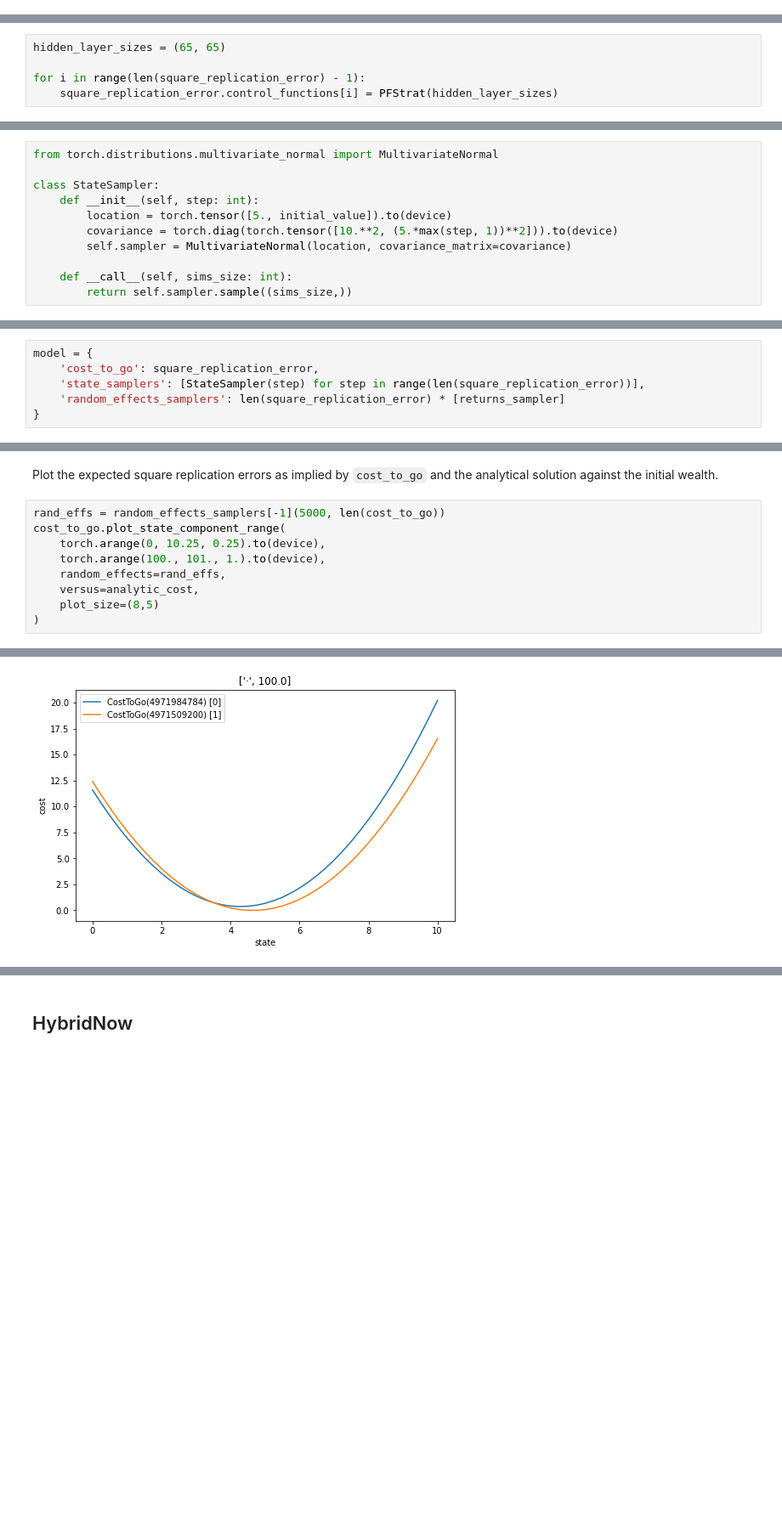
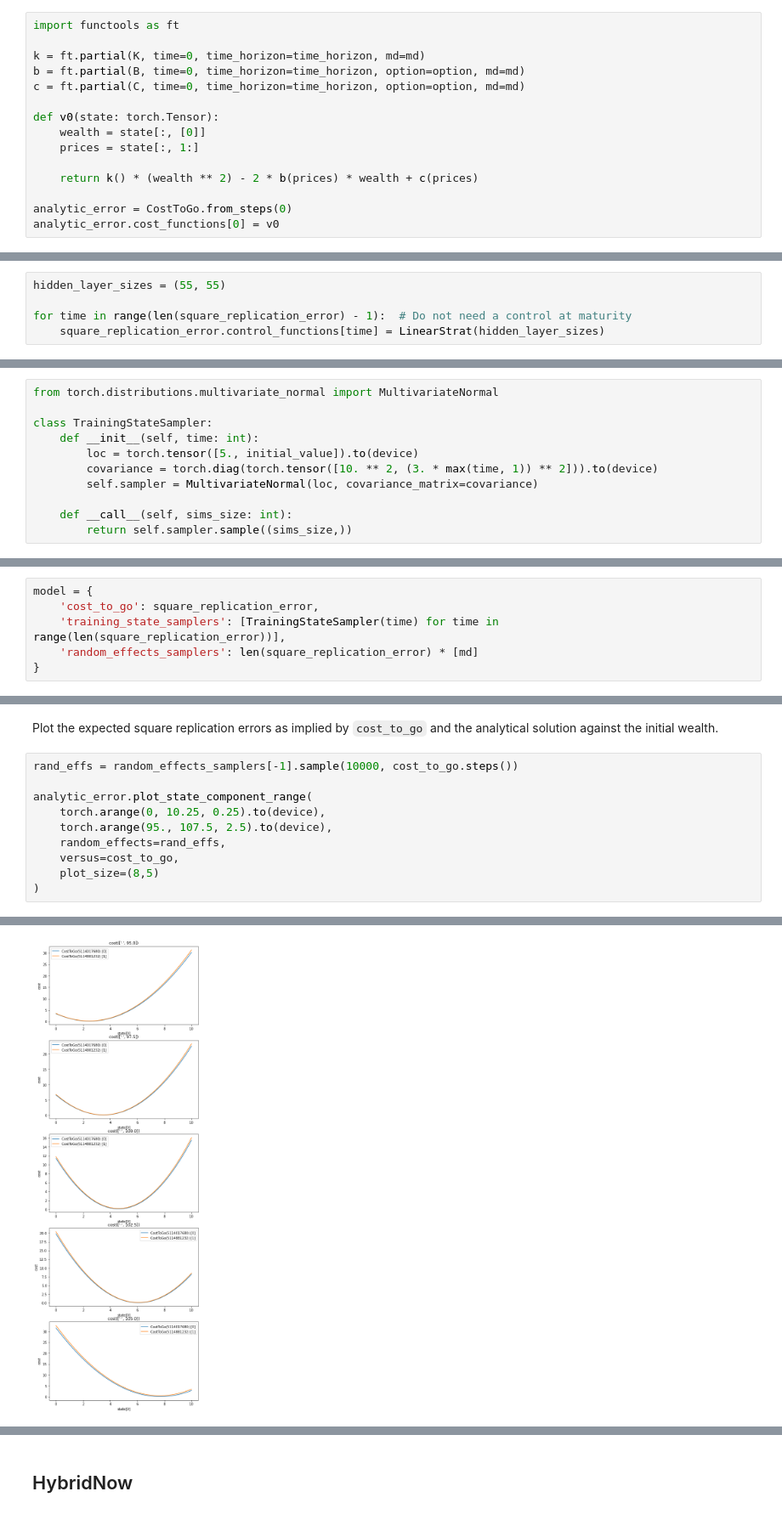
Before and after one commit to rbosh/ml-adp, a Jupyter notebook: doc/examples/option_hedging.ipynb, the cells around one changed output, grey strips where cells are left out. Shown at 85% size. Cells and saved outputs as stored; diff of their text form; blank space fills up the shorter version.

Commit message:
Update Option Hedging Example

```diff
--- a/doc/examples/option_hedging.ipynb
+++ b/doc/examples/option_hedging.ipynb
@@ -127,0 +250,15 @@ tensor([[0.]])
+# %%
+import functools as ft
+
+k = ft.partial(K, time=0, time_horizon=time_horizon, md=md)
+b = ft.partial(B, time=0, time_horizon=time_horizon, option=option, md=md)
+c = ft.partial(C, time=0, time_horizon=time_horizon, option=option, md=md)
+
+def v0(state: torch.Tensor):
+    wealth = state[:, [0]]
+    prices = state[:, 1:]
+
+    return k() * (wealth ** 2) - 2 * b(prices) * wealth + c(prices)
+
+analytic_error = CostToGo.from_steps(0)
+analytic_error.cost_functions[0] = v0
@@ -159,8 +318,8 @@ A configuration of two hidden layers with $35$ neurons each has been identified
 # %%
-hidden_layer_sizes = (65, 65)
+hidden_layer_sizes = (55, 55)
 
-for i in range(len(square_replication_error) - 1):
-    square_replication_error.control_functions[i] = PFStrat(hidden_layer_sizes)
+for time in range(len(square_replication_error) - 1):  # Do not need a control at maturity
+    square_replication_error.control_functions[time] = LinearStrat(hidden_layer_sizes)
 # %% [markdown]
 Inspect ``square_replication_error`` and sanity-check its representation:
 # %%
@@ -184,11 +344,11 @@ For the training distributions, the domain expert defaults to a normal distribut
 # %%
 from torch.distributions.multivariate_normal import MultivariateNormal
 
-class StateSampler:
-    def __init__(self, step: int):
-        location = torch.tensor([5., initial_value]).to(device)
-        covariance = torch.diag(torch.tensor([10.**2, (5.*max(step, 1))**2])).to(device)
-        self.sampler = MultivariateNormal(location, covariance_matrix=covariance)
+class TrainingStateSampler:
+    def __init__(self, time: int):
+        loc = torch.tensor([5., initial_value]).to(device)
+        covariance = torch.diag(torch.tensor([10. ** 2, (3. * max(time, 1)) ** 2])).to(device)
+        self.sampler = MultivariateNormal(loc, covariance_matrix=covariance)
 
     def __call__(self, sims_size: int):
         return self.sampler.sample((sims_size,))
@@ -197,8 +357,8 @@ Create a dictionary containing all the relevant components:
 # %%
 model = {
     'cost_to_go': square_replication_error,
-    'state_samplers': [StateSampler(step) for step in range(len(square_replication_error))],
-    'random_effects_samplers': len(square_replication_error) * [returns_sampler]
+    'training_state_samplers': [TrainingStateSampler(time) for time in range(len(square_replication_error))],
+    'random_effects_samplers': len(square_replication_error) * [md]
 }
 # %% [markdown]
 ## NNContPi
@@ -278,12 +440,13 @@ Note that the time required for each gadient descent iteration increases as the
 # %% [markdown]
 Plot the expected square replication errors as implied by `cost_to_go` and the analytical solution against the initial wealth.
 # %%
-rand_effs = random_effects_samplers[-1](5000, len(cost_to_go))
-cost_to_go.plot_state_component_range(
+rand_effs = random_effects_samplers[-1].sample(10000, cost_to_go.steps())
+
+analytic_error.plot_state_component_range(
     torch.arange(0, 10.25, 0.25).to(device),
-    torch.arange(100., 101., 1.).to(device),
+    torch.arange(95., 107.5, 2.5).to(device),
     random_effects=rand_effs,
-    versus=analytic_cost,
+    versus=cost_to_go,
     plot_size=(8,5)
 )
 # %% [output]
@@ -291,3 +458,3 @@ array([[<matplotlib.axes._subplots.AxesSubplot object at 0x...>]],
       dtype=object)
-[figure, old version]
+[figure, new version]
 # %% [markdown]
```
Also changed, not shown: parts of 62 cells of this notebook.
